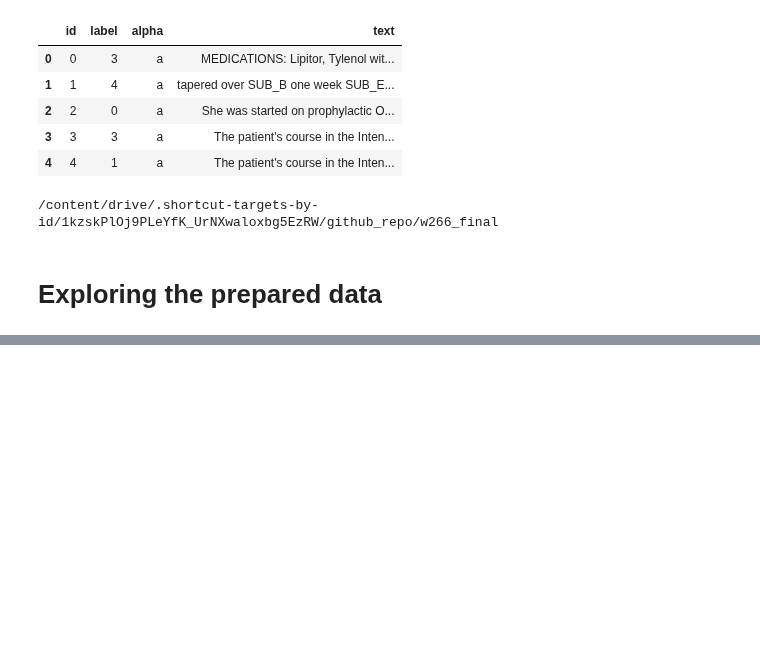
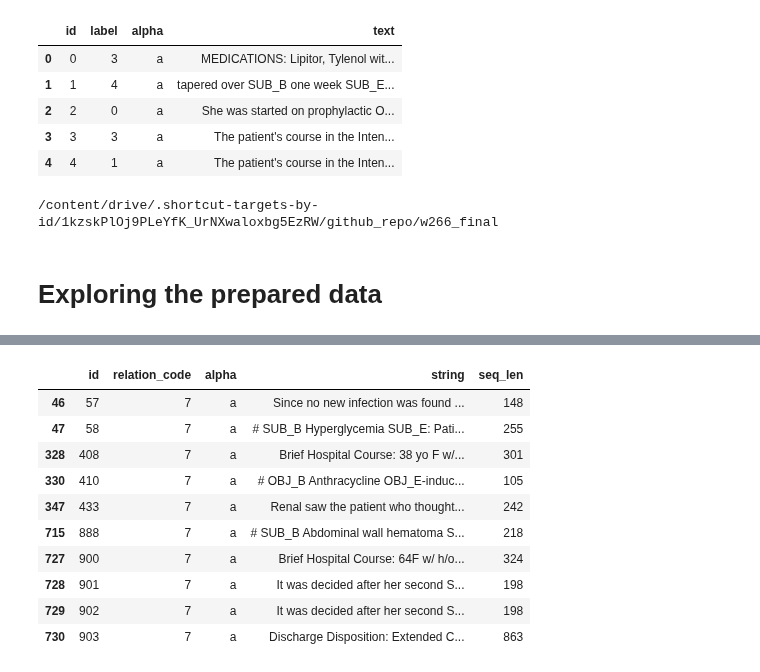
Before and after one commit to pnarsina/w266_final, a Jupyter notebook: i2b2_prep_BERT.ipynb, the cells around one changed output, grey strips where cells are left out. Drawn from its saved outputs; the diff is of its cells as text; code cells hidden in the pictures; blank space fills up the shorter version.

```diff
--- a/i2b2_prep_BERT.ipynb
+++ b/i2b2_prep_BERT.ipynb
@@ -472,0 +544,16 @@ import pandas as pd
+# %%
+#ADE-Drug
+ade_df = train_df[train_df['relation_code'] == 7]
+ade_df.iloc[0:10,:]
+# %% [output]
+|  | id | relation_code | alpha | string | seq_len |
+| 46 | 57 | 7 | a | Since no new infection was found ... | 148 |
+| 47 | 58 | 7 | a | # SUB_B Hyperglycemia SUB_E: Pati... | 255 |
+| 328 | 408 | 7 | a | Brief Hospital Course: 38 yo F w/... | 301 |
+| 330 | 410 | 7 | a | # OBJ_B Anthracycline OBJ_E-induc... | 105 |
+| 347 | 433 | 7 | a | Renal saw the patient who thought... | 242 |
+| 715 | 888 | 7 | a | # SUB_B Abdominal wall hematoma S... | 218 |
+| 727 | 900 | 7 | a | Brief Hospital Course: 64F w/ h/o... | 324 |
+| 728 | 901 | 7 | a | It was decided after her second S... | 198 |
+| 729 | 902 | 7 | a | It was decided after her second S... | 198 |
+| 730 | 903 | 7 | a | Discharge Disposition: Extended C... | 863 |
```
Also changed, not shown: parts of 16 cells of this notebook, 8 other files.
